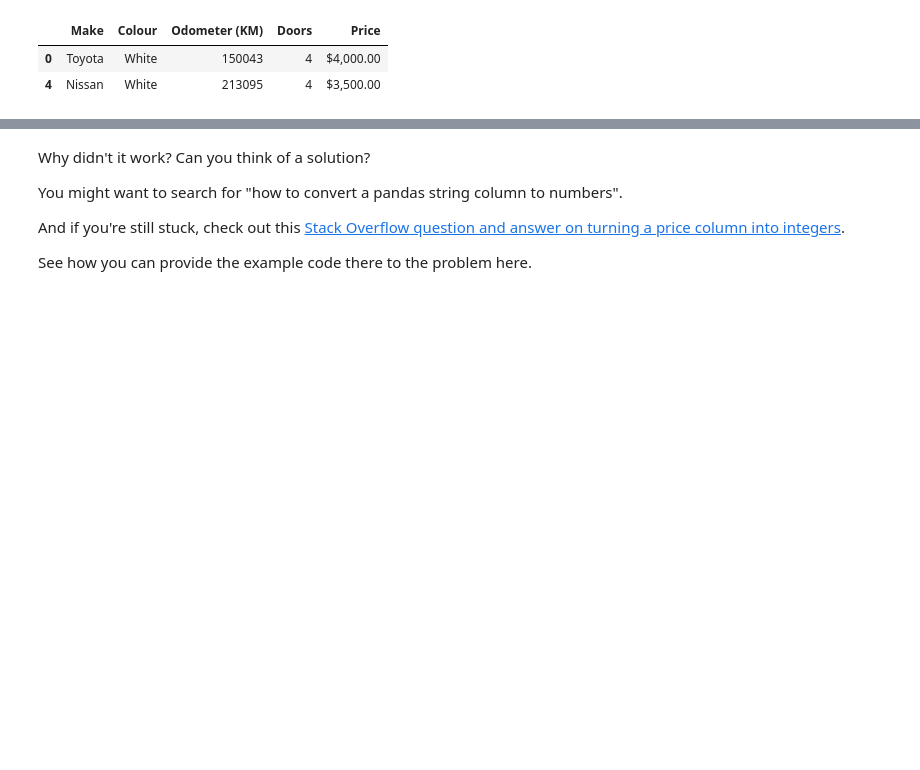
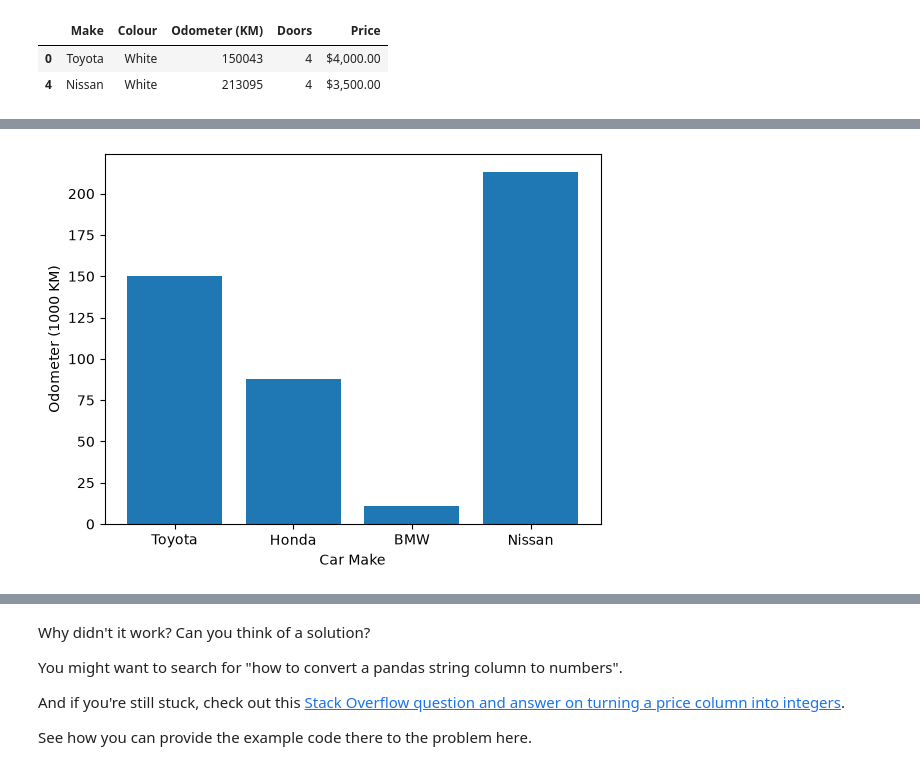
Before and after one commit to aaronoisin/ds2026, a Jupyter notebook: week1/python-practice/pandas-exercises.ipynb, the cells around one changed output, grey strips where cells are left out. Saved outputs shown, nothing was run; the diff lists cells and outputs as text; code cells hidden in the pictures; blank space fills up the shorter version.

```diff
--- a/week1/python-practice/pandas-exercises.ipynb
+++ b/week1/python-practice/pandas-exercises.ipynb
@@ -214,5 +229,20 @@ ValueError: Buffer has wrong number of dimensions (expected 1, got 2)
 # %%
 # Import Matplotlib and create a plot of the Odometer column
 # Don't forget to use %matplotlib inline
+%matplotlib inline
+import matplotlib.pyplot as plt
+
+odom = car_sales['Odometer (KM)']
+make = car_sales['Make']
+
+fig, ax = plt.subplots()
+
+ax.bar(x=make, height=odom/1000)
+ax.set_ylabel('Odometer (1000 KM)')
+ax.set_xlabel('Car Make')
+
+plt.show()
+# %% [output]
+[figure, added]
 # %%
 # Create a histogram of the Odometer column using hist()
```
Also changed, not shown: parts of 16 cells of this notebook.
